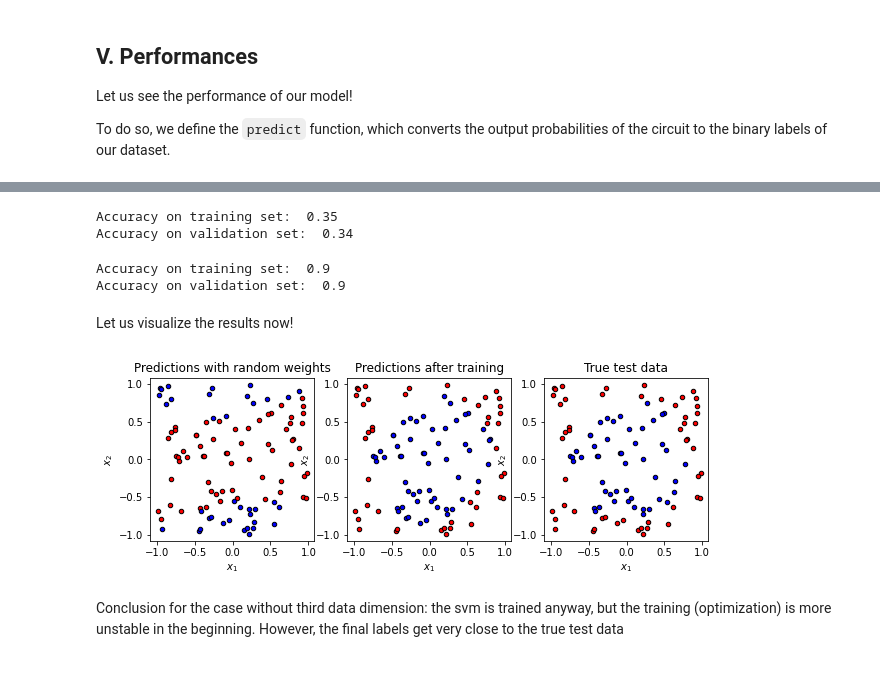
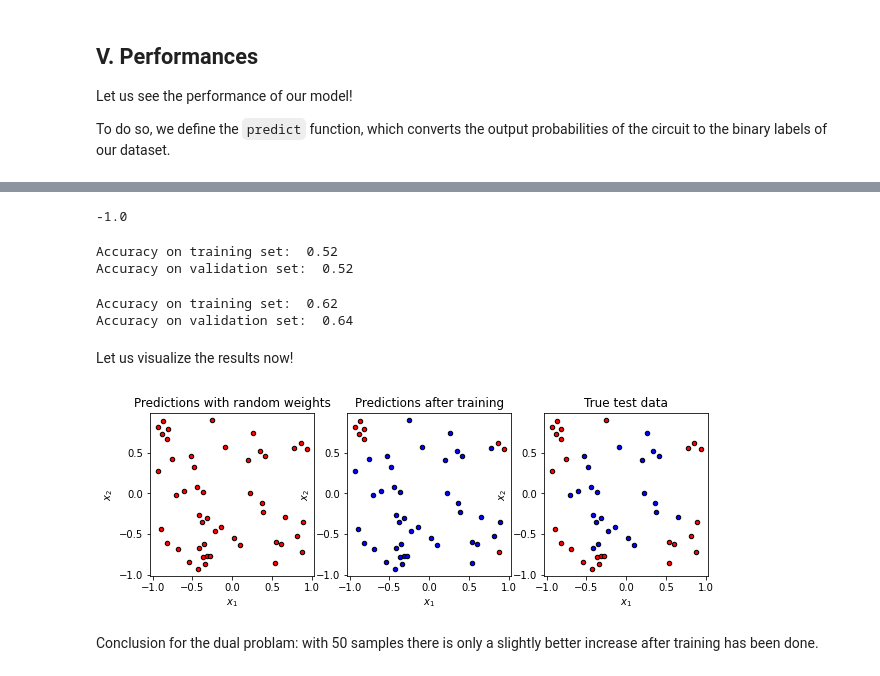
Before and after one commit to debrevitatevitae/aqa-project, a Jupyter notebook: examples_for_learning/pqc_classification_lab.ipynb, the cells around one changed output, grey strips where cells are left out. Cells and saved outputs as stored; diff of their text form; code cells hidden in the pictures.

Commit message:
Modify by using the dual problem and kernel

```diff
--- a/examples_for_learning/pqc_classification_lab.ipynb
+++ b/examples_for_learning/pqc_classification_lab.ipynb
@@ -262,0 +296,11 @@ final_params
+# %%
+alpha_opt = final_params.x
+
+for idx, alpha in enumerate(alpha_opt):
+    if not np.isclose(alpha, 0.):
+        idx_first_nnz = idx
+        break
+
+b = Y_train[idx_first_nnz] / np.dot(Y_train, np.multiply(alpha_opt, Kern[:, idx_first_nnz]))
+
+print(b)
@@ -266,7 +312,3 @@ final_params
 Let us see the performance of our model!
 
 To do so, we define the ``predict`` function, which converts the output probabilities of the circuit to the binary labels of our dataset.
-# %%
-def predict(params,X):
-    probas = sweep_data(params,X)
-    return np.array([1 if p > .5 else 0 for p in probas])
@@ -278,29 +315,42 @@ plt.show()
+# %%
+def predict(params_opt, x):
+    func_margin = 0.
+    for i in range(n_params):
+        func_margin += Y_train[i] * params_opt[i] * run_circuit(data_train[i], x)
+    return (func_margin + b) / np.abs(func_margin + b)
+
+predict(alpha_opt, (-0.5, -1.))
+# %% [output]
+-1.0
+# %%
+def predict_dataset(params_opt, X):
+    return np.array([predict(params_opt, x_test) for x_test in X])
 # %%
 # before training
-print("Accuracy on training set: ", accuracy_score(Y_train,predict(theta0,data_train)))
-print("Accuracy on validation set: ", accuracy_score(Y_test,predict(theta0,data_test)))
+print("Accuracy on training set: ", accuracy_score(Y_train,predict_dataset(alpha0,data_train)))
+print("Accuracy on validation set: ", accuracy_score(Y_test,predict_dataset(alpha0,data_test)))
 # %% [output]
-Accuracy on training set:  0.35
-Accuracy on validation set:  0.34
+Accuracy on training set:  0.52
+Accuracy on validation set:  0.52
 # %%
 # after training
-print("Accuracy on training set: ", accuracy_score(Y_train,predict(final_params.x,data_train)))
-print("Accuracy on validation set: ", accuracy_score(Y_test,predict(final_params.x,data_test)))
+print("Accuracy on training set: ", accuracy_score(Y_train,predict_dataset(alpha_opt,data_train)))
+print("Accuracy on validation set: ", accuracy_score(Y_test,predict_dataset(alpha_opt,data_test)))
 # %% [output]
-Accuracy on training set:  0.9
-Accuracy on validation set:  0.9
+Accuracy on training set:  0.62
+Accuracy on validation set:  0.64
 # %% [markdown]
 Let us visualize the results now!
 # %%
 fig, axes = plt.subplots(1, 3, figsize=(10, 3))
-plot_data(data_test, predict(theta0, data_test), fig, axes[0])
-plot_data(data_test, predict(final_params.x, data_test), fig, axes[1])
+plot_data(data_test, predict_dataset(alpha0, data_test), fig, axes[0])
+plot_data(data_test, predict_dataset(alpha_opt, data_test), fig, axes[1])
 plot_data(data_test, Y_test, fig, axes[2])
 axes[0].set_title("Predictions with random weights")
 axes[1].set_title("Predictions after training")
 axes[2].set_title("True test data")
 plt.show()
 # %% [output]
-[figure, old version]
+[figure, new version]
-# %% [markdown]
-Conclusion for the case without third data dimension: the svm is trained anyway, but the training (optimization) is more unstable in the beginning. However, the final labels get very close to the true test data
+# %% [markdown]
+Conclusion for the dual problam: with 50 samples there is only a slightly better increase after training has been done.
```
Also changed, not shown: parts of 33 cells of this notebook.
